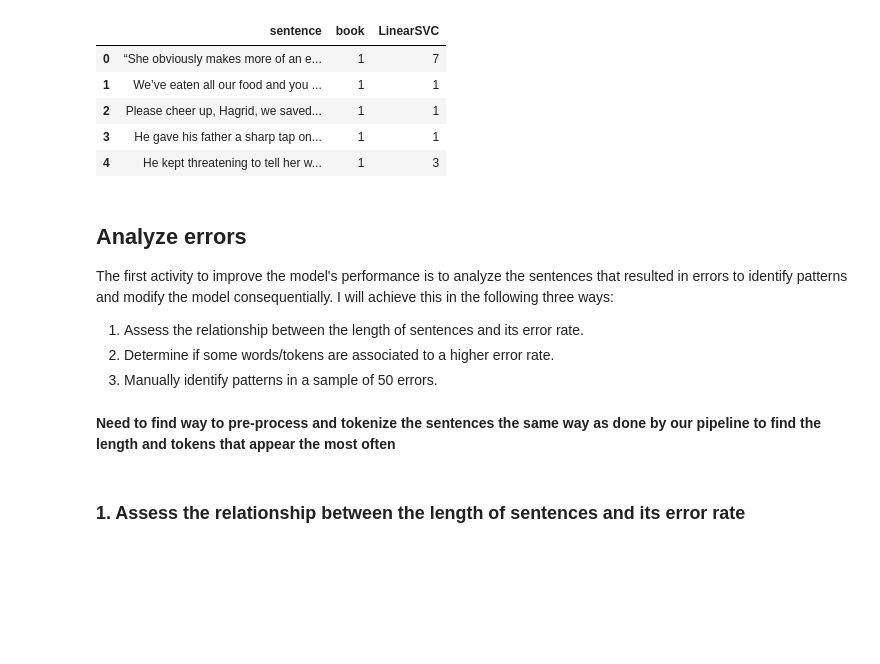
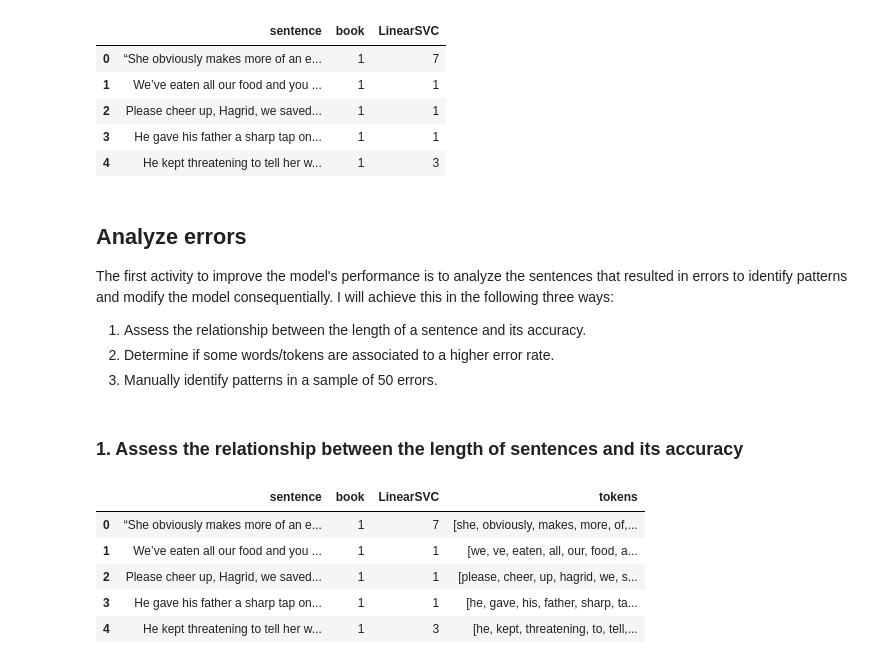
Before and after one commit to alexis-raymond/NLP-Classification-HP-Books, a Jupyter notebook: optimize-final-model.ipynb, the cells around one changed output. Cells and saved outputs as stored; diff of their text form; code cells hidden in the pictures; blank space fills up the shorter version.

```diff
--- a/optimize-final-model.ipynb
+++ b/optimize-final-model.ipynb
@@ -88,10 +89,24 @@ hp_sentences_val.head()
 # %% [markdown]
 ## Analyze errors
 The first activity to improve the model's performance is to analyze the sentences that resulted in errors to identify patterns and modify the model consequentially. I will achieve this in the following three ways:
-1. Assess the relationship between the length of sentences and its error rate.
+1. Assess the relationship between the length of a sentence and its accuracy.
 2. Determine if some words/tokens are associated to a higher error rate.
 3. Manually identify patterns in a sample of 50 errors.
-# %% [markdown]
-**Need to find way to pre-process and tokenize the sentences the same way as done by our pipeline to find the length and tokens that appear the most often**
-# %% [markdown]
-### 1. Assess the relationship between the length of sentences and its error rate
+# %% [markdown]
+### 1. Assess the relationship between the length of sentences and its accuracy
+# %%
+# extract the pre-process and tokenize functions from the pipelines
+vectorizer = CountVectorizer()
+preprocess = vectorizer.build_analyzer()
+
+# add a column in the dataframe with the tokenized version of the sentence
+hp_sentences_val["tokens"] = hp_sentences_val["sentence"].apply(preprocess)
+
+hp_sentences_val.head()
+# %% [output]
+|  | sentence | book | LinearSVC | tokens |
+| 0 | “She obviously makes more of an e... | 1 | 7 | [she, obviously, makes, more, of,... |
+| 1 | We’ve eaten all our food and you ... | 1 | 1 | [we, ve, eaten, all, our, food, a... |
+| 2 | Please cheer up, Hagrid, we saved... | 1 | 1 | [please, cheer, up, hagrid, we, s... |
+| 3 | He gave his father a sharp tap on... | 1 | 1 | [he, gave, his, father, sharp, ta... |
+| 4 | He kept threatening to tell her w... | 1 | 3 | [he, kept, threatening, to, tell,... |
```
Also changed, not shown: parts of 8 cells of this notebook.
